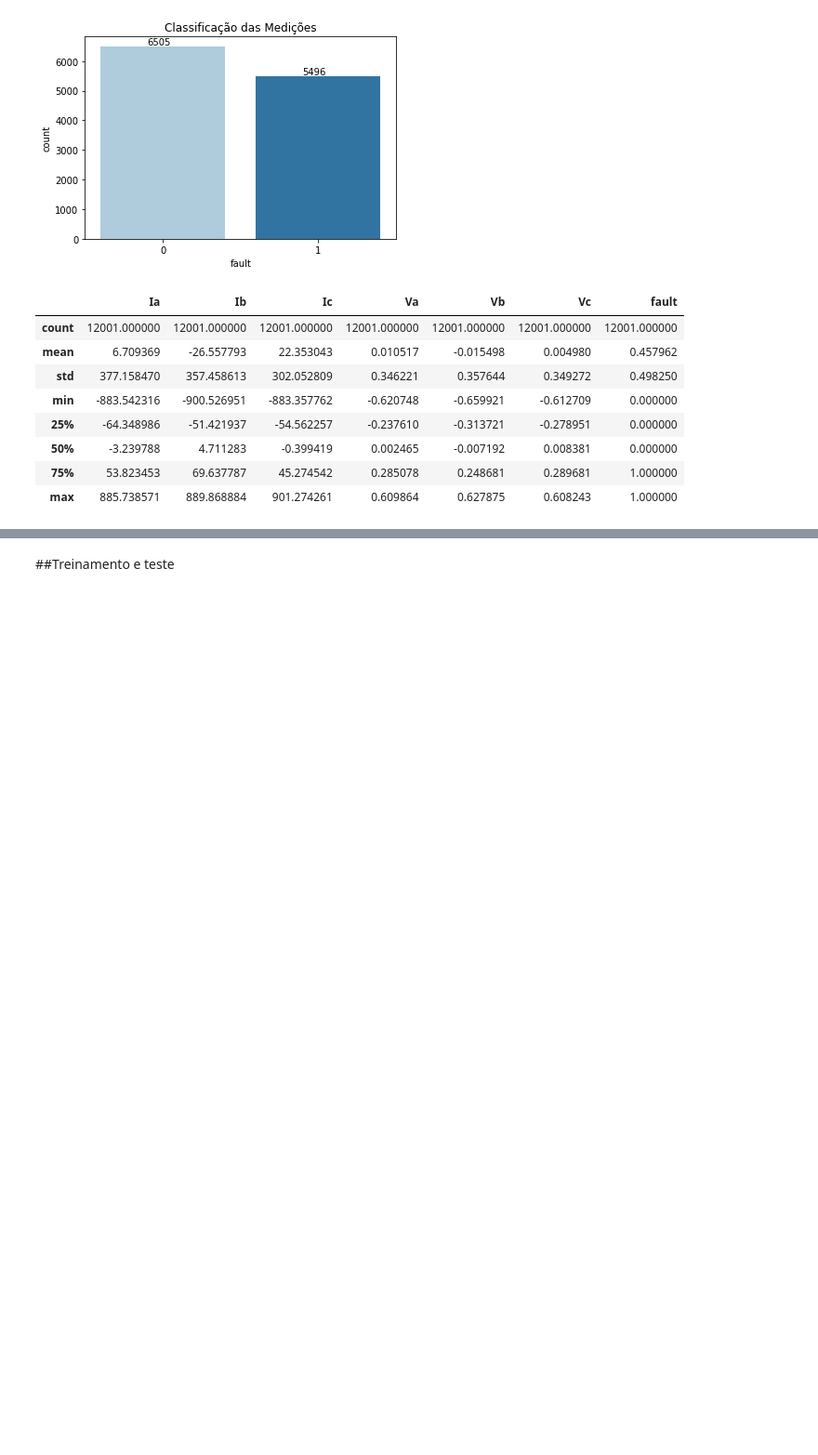
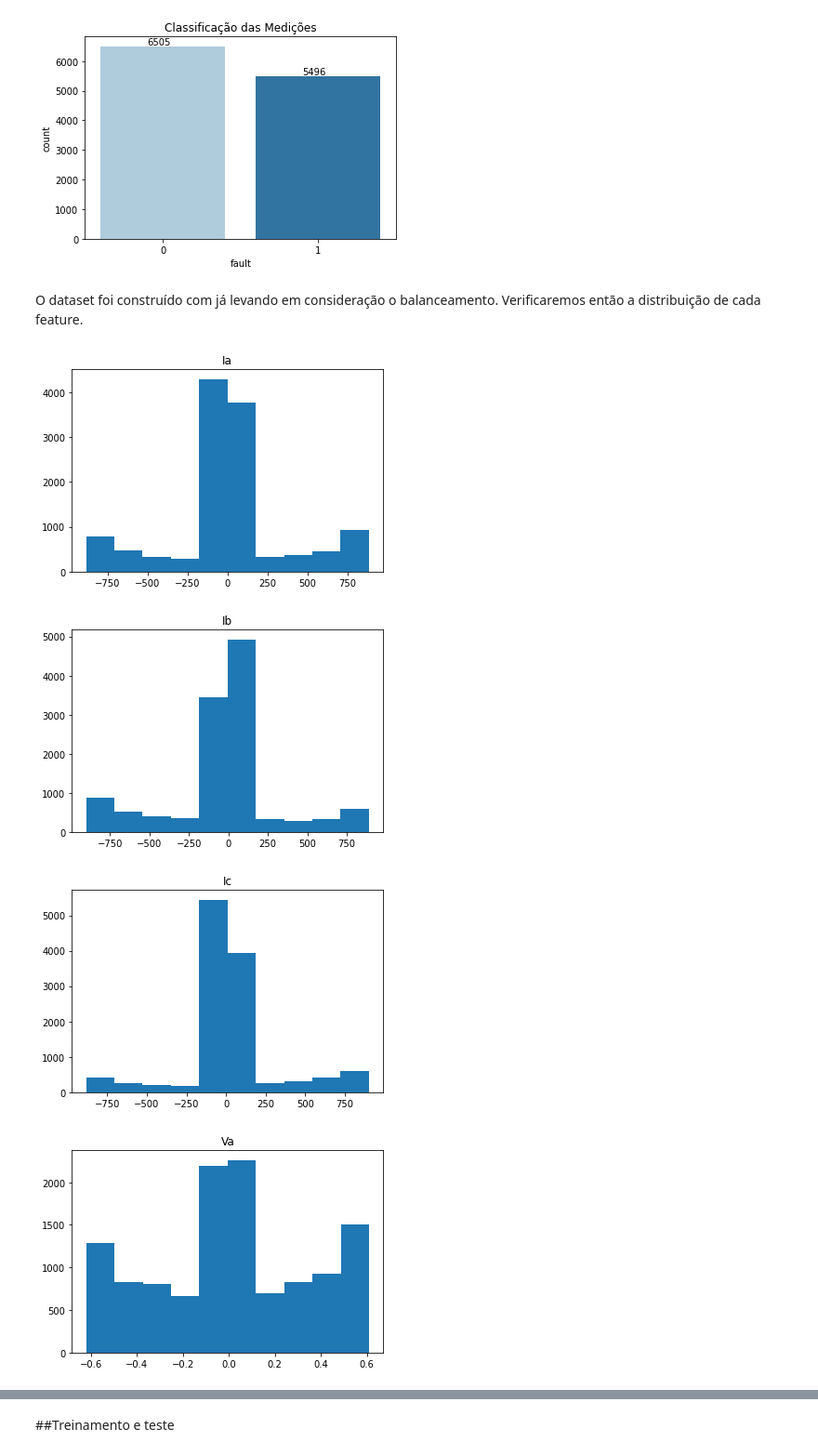
Before and after one commit to romerofernandes/class_fault, a Jupyter notebook: class_fault.ipynb, the cells around one changed output, grey strips where cells are left out. Shown at 93% size. Saved outputs shown, nothing was run; the diff lists cells and outputs as text; code cells hidden in the pictures; blank space fills up the shorter version.

```diff
--- a/class_fault.ipynb
+++ b/class_fault.ipynb
@@ -163,15 +168,17 @@ plt.title("Classificação das Medições")
 plt.show()
 # %% [output]
 [figure]
-# %%
-df_fault.describe()
-# %% [output]
-|  | Ia | Ib | Ic | Va | Vb | Vc | fault |
-| count | 12001.000000 | 12001.000000 | 12001.000000 | 12001.000000 | 12001.000000 | 12001.000000 | 12001.000000 |
-| mean | 6.709369 | -26.557793 | 22.353043 | 0.010517 | -0.015498 | 0.004980 | 0.457962 |
-| std | 377.158470 | 357.458613 | 302.052809 | 0.346221 | 0.357644 | 0.349272 | 0.498250 |
-| min | -883.542316 | -900.526951 | -883.357762 | -0.620748 | -0.659921 | -0.612709 | 0.000000 |
-| 25% | -64.348986 | -51.421937 | -54.562257 | -0.237610 | -0.313721 | -0.278951 | 0.000000 |
-| 50% | -3.239788 | 4.711283 | -0.399419 | 0.002465 | -0.007192 | 0.008381 | 0.000000 |
-| 75% | 53.823453 | 69.637787 | 45.274542 | 0.285078 | 0.248681 | 0.289681 | 1.000000 |
-| max | 885.738571 | 889.868884 | 901.274261 | 0.609864 | 0.627875 | 0.608243 | 1.000000 |
+# %% [markdown]
+O dataset foi construído com já levando em consideração o balanceamento. Verificaremos então a distribuição de cada feature.
+# %%
+#Plot do histograma de cada coluna
+for column in df_fault.columns[:6]:
+    plt.title(column)
+    plt.hist(x=df_fault[column])
+    print()
+    plt.show()
+# %% [output]
+[figure, added]
+[figure, added]
+[figure, added]
+[figure, added]
```
Also changed, not shown: parts of 6 cells of this notebook.
